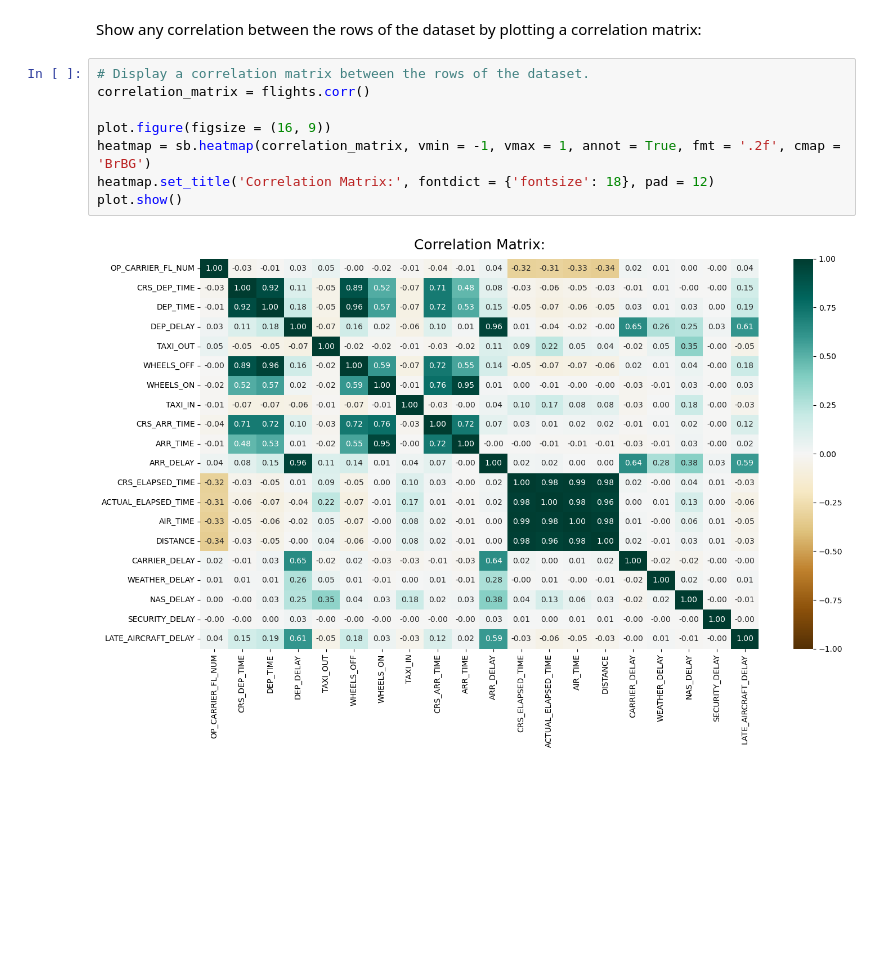
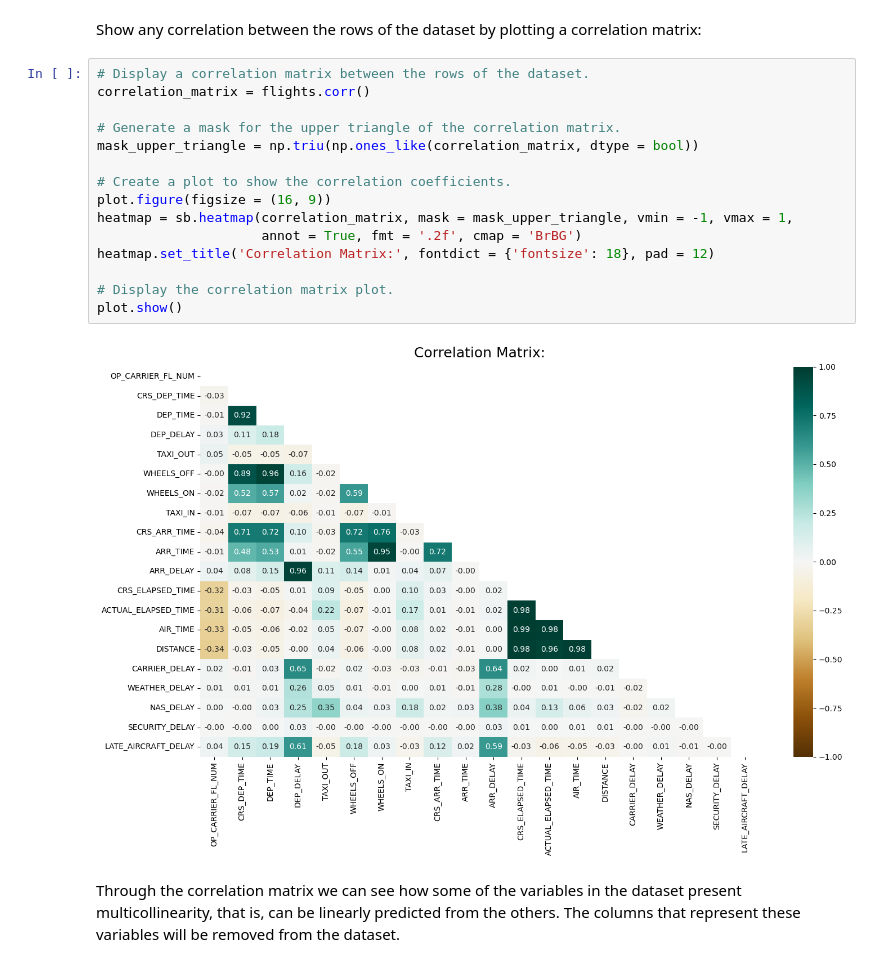
Before and after one commit to misterpsmith/wgu-d195, a Jupyter notebook: flight-delay-causes.ipynb, the cells around one changed output. Drawn from its saved outputs; the diff is of its cells as text; blank space fills up the shorter version.

```diff
--- a/flight-delay-causes.ipynb
+++ b/flight-delay-causes.ipynb
@@ -567,10 +567,19 @@ Show any correlation between the rows of the dataset by plotting a correlation m
 # %%
 # Display a correlation matrix between the rows of the dataset.
 correlation_matrix = flights.corr()
 
+# Generate a mask for the upper triangle of the correlation matrix.
+mask_upper_triangle = np.triu(np.ones_like(correlation_matrix, dtype = bool))
+
+# Create a plot to show the correlation coefficients.
 plot.figure(figsize = (16, 9))
-heatmap = sb.heatmap(correlation_matrix, vmin = -1, vmax = 1, annot = True, fmt = '.2f', cmap = 'BrBG')
+heatmap = sb.heatmap(correlation_matrix, mask = mask_upper_triangle, vmin = -1, vmax = 1,
+                     annot = True, fmt = '.2f', cmap = 'BrBG')
 heatmap.set_title('Correlation Matrix:', fontdict = {'fontsize': 18}, pad = 12)
+
+# Display the correlation matrix plot.
 plot.show()
 # %% [output]
-[figure, old version]
+[figure, new version]
+# %% [markdown]
+Through the correlation matrix we can see how some of the variables in the dataset present multicollinearity, that is, can be linearly predicted from the others. The columns that represent these variables will be removed from the dataset.
```
